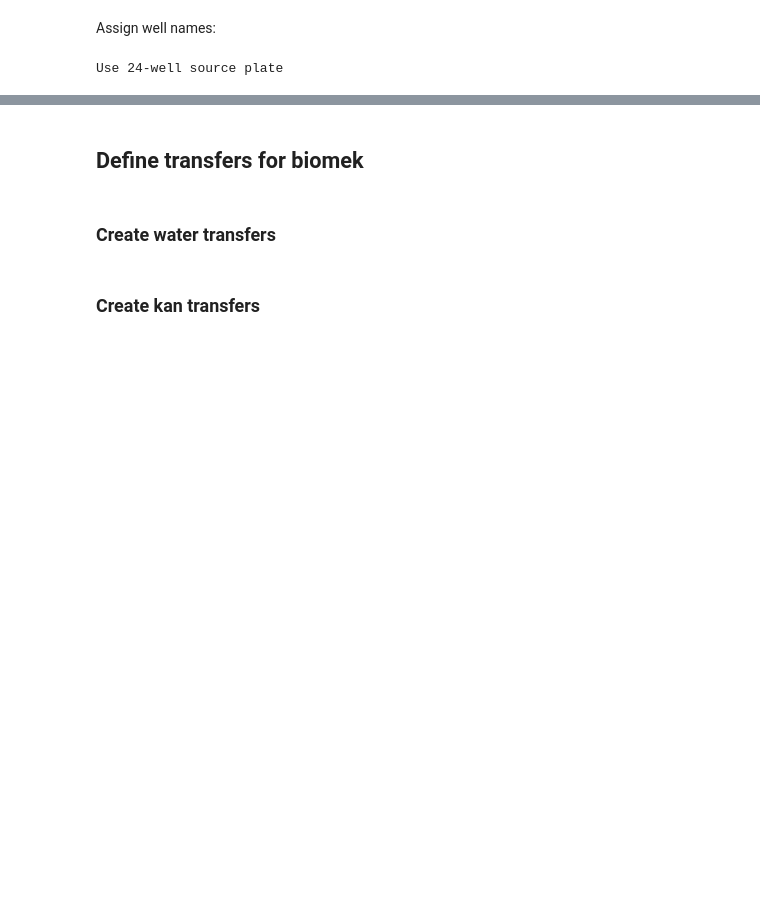
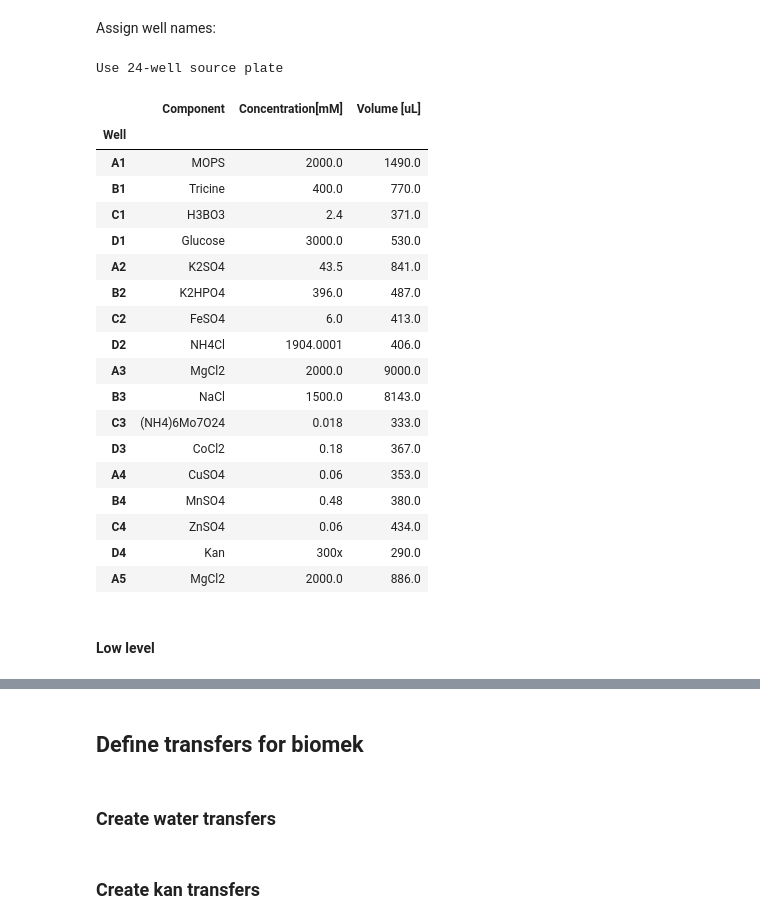
Before and after one commit to JBEI/media_compiler, a Jupyter notebook: notebooks/B_Create_Transfers.ipynb, the cells around one changed output, grey strips where cells are left out. Drawn from its saved outputs; the diff is of its cells as text; code cells hidden in the pictures; blank space fills up the shorter version.

```diff
--- a/notebooks/B_Create_Transfers.ipynb
+++ b/notebooks/B_Create_Transfers.ipynb
@@ -165,0 +151,4 @@ We will not save this stock plate for now, as likely not all wells/concentration
+# %%
+df_stock_plate_high = df_stock_plate.copy()
+df_stock_plate_high = df_stock_plate_high[df_stock_plate_high['Stock']=='high']
+df_stock_plate_high.drop(columns='Stock', inplace=True)
@@ -321,17 +372,10 @@ Total volume of water needed: 22860 uL + dead volume
 # %%
-for i in range(len(df_stock_plate)):
-    comp = df_stock_plate.loc[i, 'Component']
-    stock_level = df_stock_plate.loc[i, 'Stock']
+for i in range(len(df_stock_plate_high)):
+    comp = df_stock_plate_high.iloc[i]['Component']
+    stock_level = 'high'
     tot_vol_comp = np.sum(
         df_volumes[df_conc_level[comp]==stock_level][comp].values
     )
-    df_stock_plate.loc[i, 'Volume [uL]'] = np.round(tot_vol_comp)
+    df_stock_plate_high.loc[i, 'Volume [uL]'] = np.round(tot_vol_comp)
 
-# Add culture to the stock plate
-tot_vol_culture = np.sum(df_volumes['Culture'].values)
-culture = {'Component': 'Culture',
-           'Stock': '',
-           'Concentration[mM]': None,
-           'Volume [uL]': np.round(tot_vol_culture)
-          }
-df_stock_plate = df_stock_plate.append(culture, ignore_index = True)
+df_stock_plate_high
@@ -414,17 +469,40 @@ df_stock_plate = df_stock_plate.sort_index().reset_index(drop=True)
 # %% [markdown]
 Assign well names:
-# %%
-num_source_wells = len(df_stock_plate)
-
-if num_source_wells <= 24:
-    source_well_type = '24-well'
-    print(f'Use {source_well_type} source plate')
-    well_rows = 'ABCD'
-    well_columns = '123456'
-else:
-    source_well_type = '48-well'
-    print(f'Use {source_well_type} source plate')
-    well_rows = 'ABCDEFGH'
-    well_columns = '123456'
-# %% [output]
-Use 24-well source plate
+# %%
+num_source_wells = len(df_stock_plate_high)
+
+source_well_type = '24-well'
+print(f'Use {source_well_type} source plate')
+well_rows = 'ABCD'
+well_columns = '123456'
+
+well_names = [f'{row}{column}' for column in well_columns for row in well_rows]
+well_names = well_names[:num_source_wells]
+
+df_stock_plate_high.reset_index(drop=True, inplace=True)
+df_stock_plate_high['Well'] = well_names
+df_stock_plate_high = df_stock_plate_high.set_index(['Well'])
+df_stock_plate_high
+# %% [output]
+Use 24-well source plate
+|  | Component | Concentration[mM] | Volume [uL] |
+| Well |  |  |  |
+| A1 | MOPS | 2000.0 | 1490.0 |
+| B1 | Tricine | 400.0 | 770.0 |
+| C1 | H3BO3 | 2.4 | 371.0 |
+| D1 | Glucose | 3000.0 | 530.0 |
+| A2 | K2SO4 | 43.5 | 841.0 |
+| B2 | K2HPO4 | 396.0 | 487.0 |
+| C2 | FeSO4 | 6.0 | 413.0 |
+| D2 | NH4Cl | 1904.0001 | 406.0 |
+| A3 | MgCl2 | 2000.0 | 9000.0 |
+| B3 | NaCl | 1500.0 | 8143.0 |
+| C3 | (NH4)6Mo7O24 | 0.018 | 333.0 |
+| D3 | CoCl2 | 0.18 | 367.0 |
+| A4 | CuSO4 | 0.06 | 353.0 |
+| B4 | MnSO4 | 0.48 | 380.0 |
+| C4 | ZnSO4 | 0.06 | 434.0 |
+| D4 | Kan | 300x | 290.0 |
+| A5 | MgCl2 | 2000.0 | 886.0 |
+# %% [markdown]
+#### Low level
```
Also changed, not shown: parts of 53 cells of this notebook.
